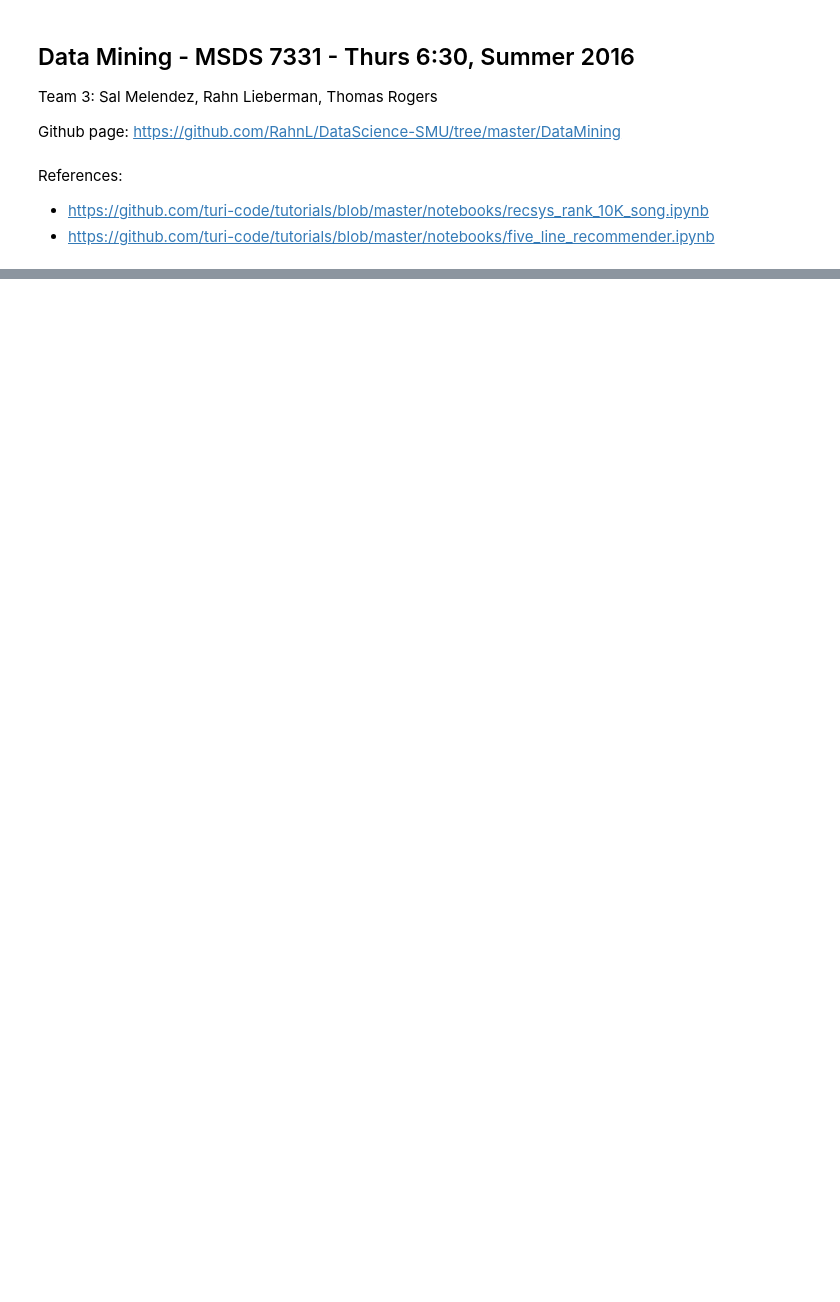
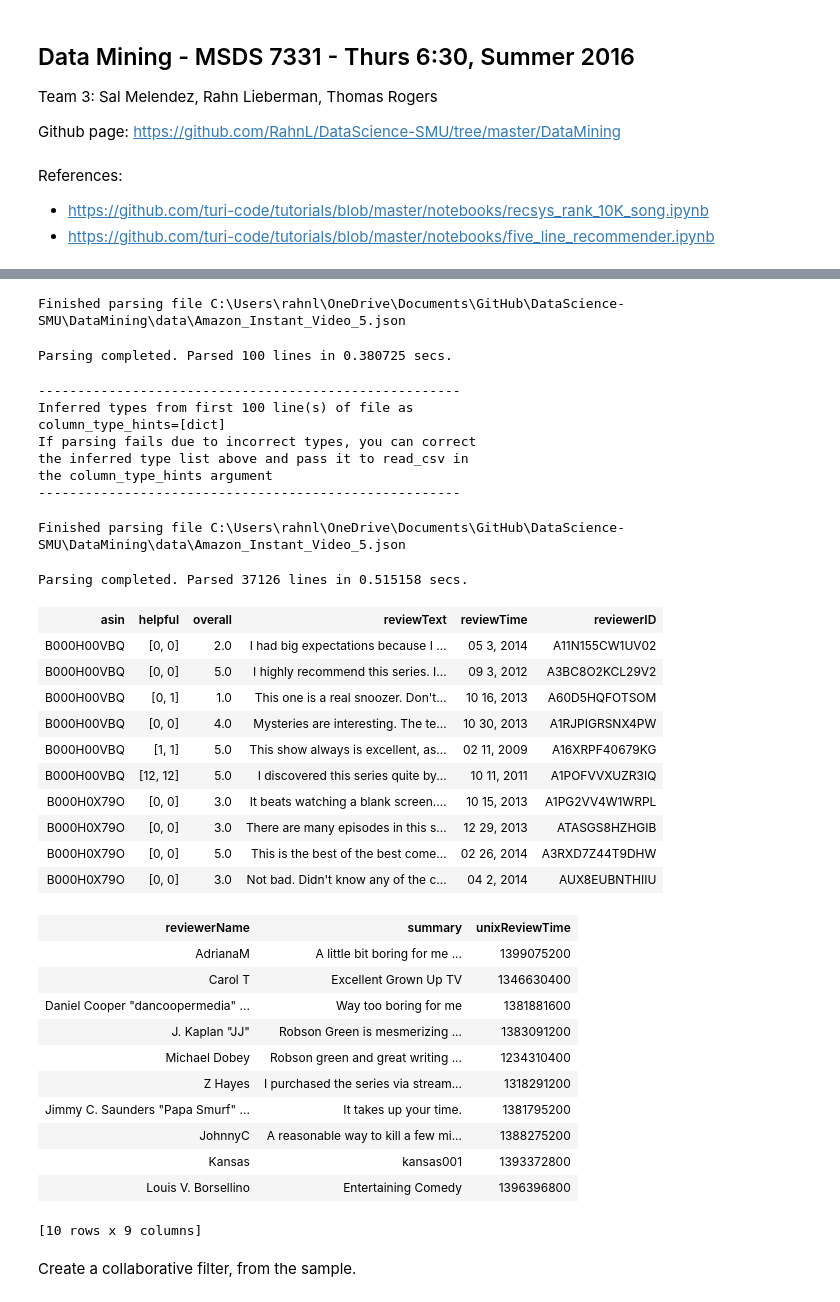
Before and after one commit to RahnL/DataScience-SMU, a Jupyter notebook: DataMining/Recommender System Sample.ipynb, the cells around one changed output, grey strips where cells are left out. Saved outputs shown, nothing was run; the diff lists cells and outputs as text; code cells hidden in the pictures; blank space fills up the shorter version.

Commit message:
Added sample using amazon instant video reviews

```diff
--- a/DataMining/Recommender System Sample.ipynb
+++ b/DataMining/Recommender System Sample.ipynb
@@ -21,0 +28,40 @@ sf.rename({'X1':'user_id', 'X2':'song_id', 'X3':'listen_count'}).show()
+# %%
+# Load the data.  It's already been downloaded from the site listed above
+amazonfile = './data/Amazon_Instant_Video_5.json'
+sf = gl.SFrame.read_json(amazonfile,orient='lines')
+sf.head()
+# %% [output]
+Finished parsing file C:\Users\rahnl\OneDrive\Documents\GitHub\DataScience-SMU\DataMining\data\Amazon_Instant_Video_5.json
+Parsing completed. Parsed 100 lines in 0.380725 secs.
+------------------------------------------------------
+Inferred types from first 100 line(s) of file as
+column_type_hints=[dict]
+If parsing fails due to incorrect types, you can correct
+the inferred type list above and pass it to read_csv in
+the column_type_hints argument
+------------------------------------------------------
+Finished parsing file C:\Users\rahnl\OneDrive\Documents\GitHub\DataScience-SMU\DataMining\data\Amazon_Instant_Video_5.json
+Parsing completed. Parsed 37126 lines in 0.515158 secs.
+| asin | helpful | overall | reviewText | reviewTime | reviewerID |
+| B000H00VBQ | [0, 0] | 2.0 | I had big expectations because I ... | 05 3, 2014 | A11N155CW1UV02 |
+| B000H00VBQ | [0, 0] | 5.0 | I highly recommend this series. I... | 09 3, 2012 | A3BC8O2KCL29V2 |
+| B000H00VBQ | [0, 1] | 1.0 | This one is a real snoozer. Don't... | 10 16, 2013 | A60D5HQFOTSOM |
+| B000H00VBQ | [0, 0] | 4.0 | Mysteries are interesting. The te... | 10 30, 2013 | A1RJPIGRSNX4PW |
+| B000H00VBQ | [1, 1] | 5.0 | This show always is excellent, as... | 02 11, 2009 | A16XRPF40679KG |
+| B000H00VBQ | [12, 12] | 5.0 | I discovered this series quite by... | 10 11, 2011 | A1POFVVXUZR3IQ |
+| B000H0X79O | [0, 0] | 3.0 | It beats watching a blank screen.... | 10 15, 2013 | A1PG2VV4W1WRPL |
+| B000H0X79O | [0, 0] | 3.0 | There are many episodes in this s... | 12 29, 2013 | ATASGS8HZHGIB |
+| B000H0X79O | [0, 0] | 5.0 | This is the best of the best come... | 02 26, 2014 | A3RXD7Z44T9DHW |
+| B000H0X79O | [0, 0] | 3.0 | Not bad. Didn't know any of the c... | 04 2, 2014 | AUX8EUBNTHIIU |
+| reviewerName | summary | unixReviewTime |
+| AdrianaM | A little bit boring for me ... | 1399075200 |
+| Carol T | Excellent Grown Up TV | 1346630400 |
+| Daniel Cooper "dancoopermedia" ... | Way too boring for me | 1381881600 |
+| J. Kaplan "JJ" | Robson Green is mesmerizing ... | 1383091200 |
+| Michael Dobey | Robson green and great writing ... | 1234310400 |
+| Z Hayes | I purchased the series via stream... | 1318291200 |
+| Jimmy C. Saunders "Papa Smurf" ... | It takes up your time. | 1381795200 |
+| JohnnyC | A reasonable way to kill a few mi... | 1388275200 |
+| Kansas | kansas001 | 1393372800 |
+| Louis V. Borsellino | Entertaining Comedy | 1396396800 |
+[10 rows x 9 columns]
@@ -21,0 +70,2 @@ sf.rename({'X1':'user_id', 'X2':'song_id', 'X3':'listen_count'}).show()
+# %% [markdown]
+Create a collaborative filter, from the sample.
```
Also changed, not shown: parts of 12 cells of this notebook, 2 other files.
